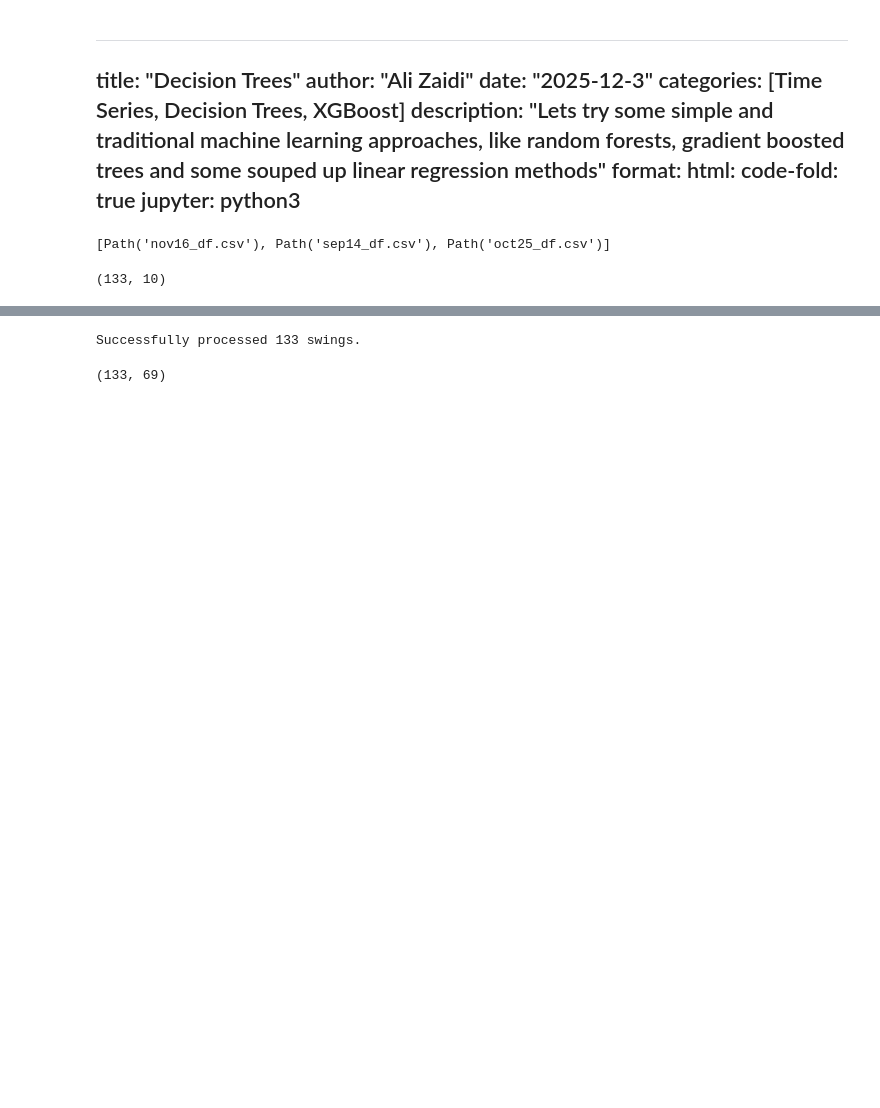
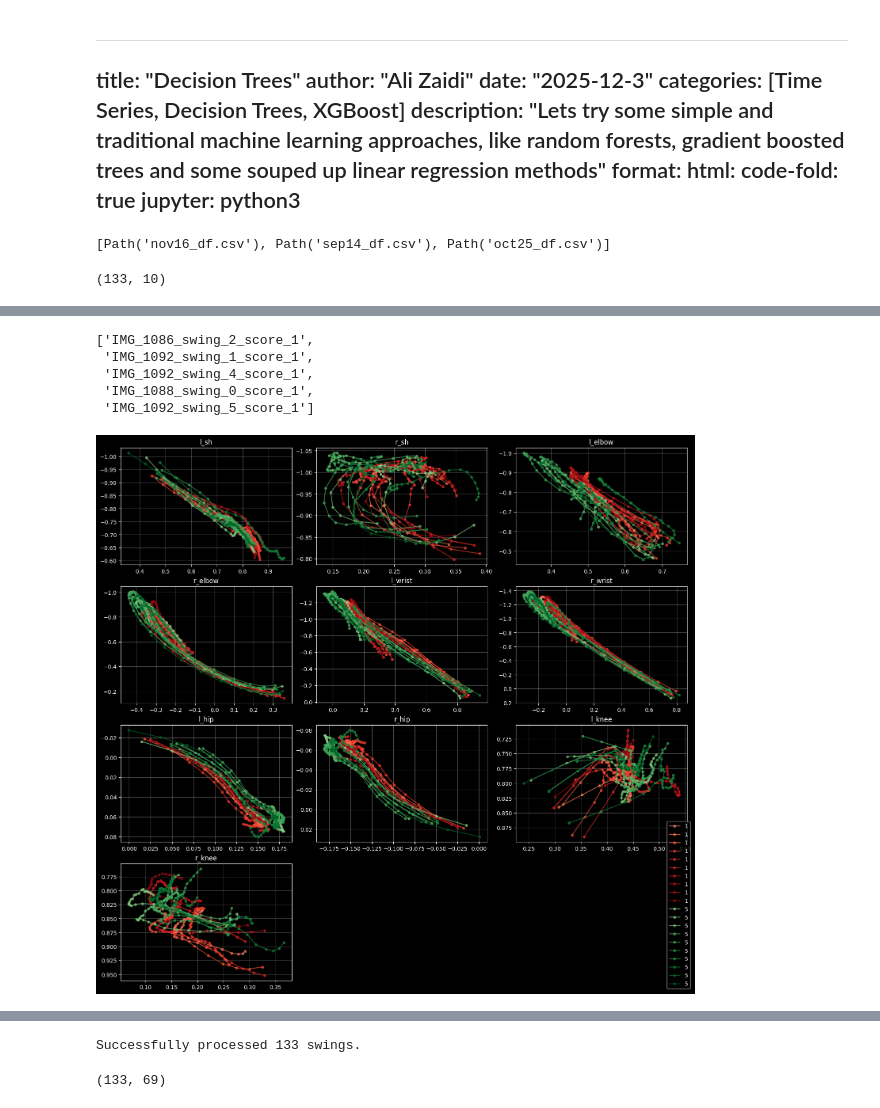
Before and after one commit to azaidi06/eagle-swing, a Jupyter notebook: posts/decision_trees/index.ipynb, the cells around one changed output, grey strips where cells are left out. Cells and saved outputs as stored; diff of their text form; code cells hidden in the pictures; blank space fills up the shorter version.

```diff
--- a/posts/decision_trees/index.ipynb
+++ b/posts/decision_trees/index.ipynb
@@ -252,0 +68,21 @@ def extract_xgboost_features(extractor: SwingExtractor, offset_idx_val=10):
+# %%
+#swing = SwingExtractor(test_df.iloc[len(test_df)])
+swings = [SwingExtractor(test_df.iloc[x]) for x in range(len(test_df))]
+kps_list = [swings[x].kps for x in range(len(swings))]
+lbls = [swings[x].clip_name for x in range(len(swings))]
+scores = [swing.row.score for swing in swings]
+lbls[:5]
+# %% [output]
+['IMG_1086_swing_2_score_1',
+ 'IMG_1092_swing_1_score_1',
+ 'IMG_1092_swing_4_score_1',
+ 'IMG_1088_swing_0_score_1',
+ 'IMG_1092_swing_5_score_1']
+# %%
+plot_attributes(kps_list, ['l_sh', 'r_sh', 'l_elbow', 'r_elbow',
+                              'l_wrist', 'r_wrist', 'l_hip', 'r_hip',
+                               'l_knee', 'r_knee',
+                              ],
+                scores, scatter=True)
+# %% [output]
+[figure, added]
```
Also changed, not shown: parts of 23 cells of this notebook.
